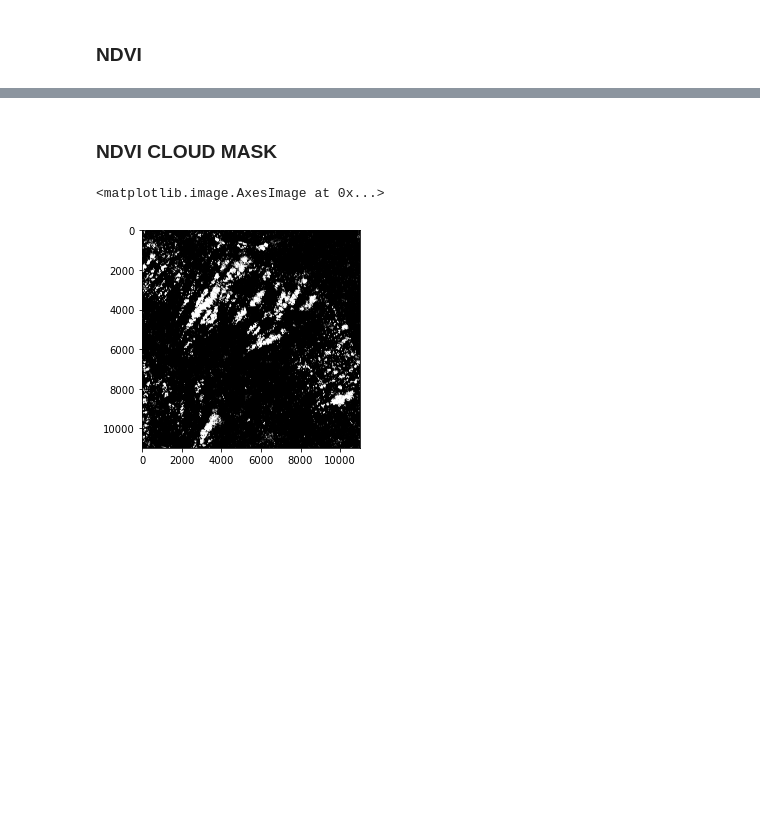
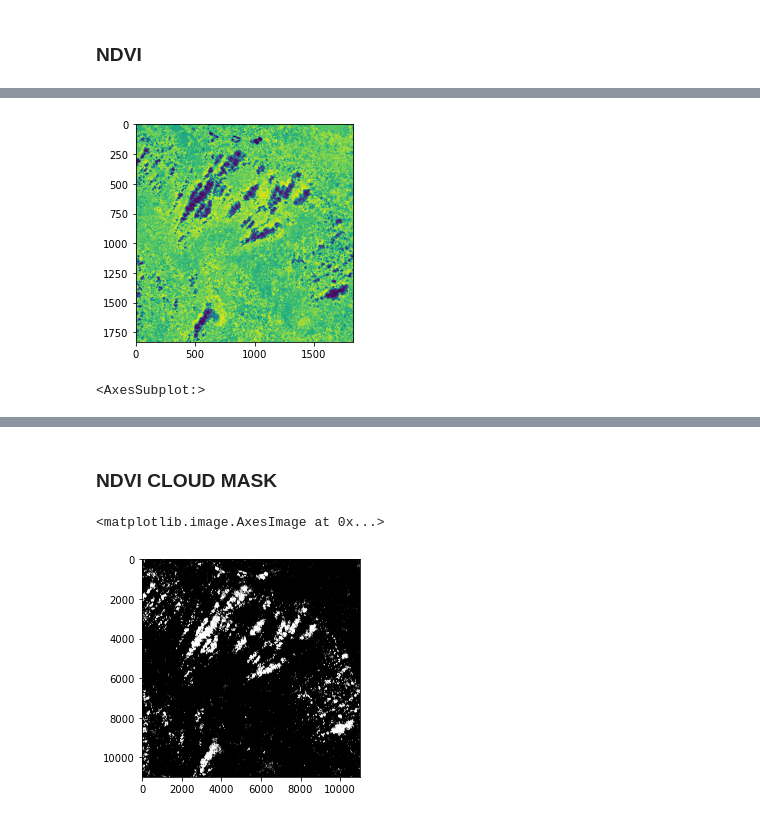
Before and after one commit to gutiKristian/sentinel, a Jupyter notebook: notebooks/sentinel2.ipynb, the cells around one changed output, grey strips where cells are left out. Saved outputs shown, nothing was run; the diff lists cells and outputs as text; code cells hidden in the pictures; blank space fills up the shorter version.

```diff
--- a/notebooks/sentinel2.ipynb
+++ b/notebooks/sentinel2.ipynb
@@ -266,0 +233,5 @@ plt.imshow(blue, cmap='Blues')
+# %%
+show(green)
+# %% [output]
+[figure, added]
+<AxesSubplot:>
```
Also changed, not shown: parts of 30 cells of this notebook.
